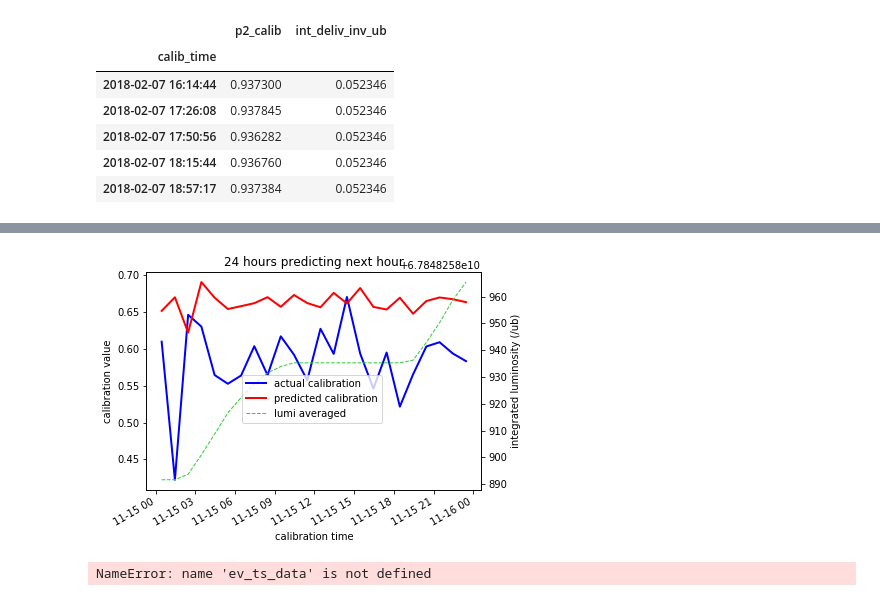
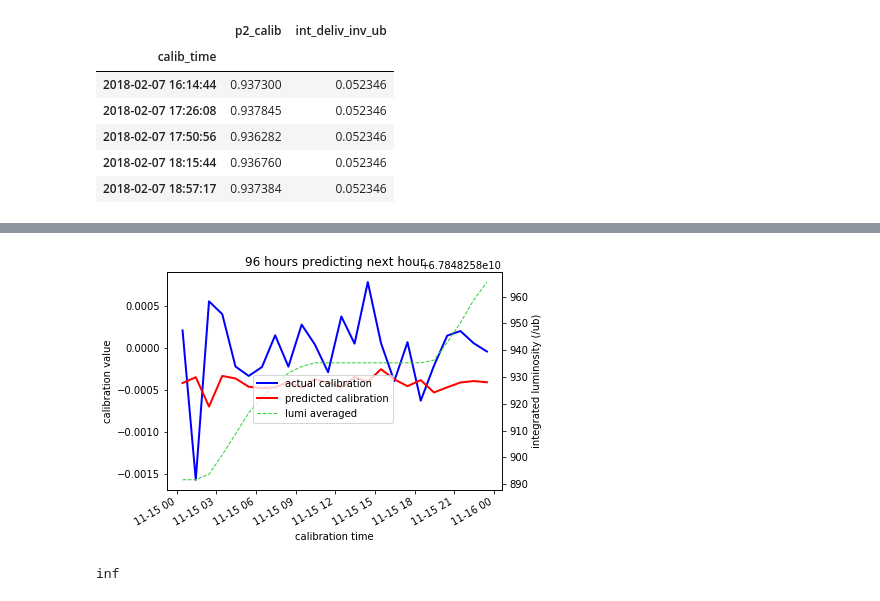
Before and after one commit to UMN-CMS/ECAL_FAIR, a Jupyter notebook: notebooks/pipeline.ipynb, the cells around one changed output, grey strips where cells are left out. Saved outputs shown, nothing was run; the diff lists cells and outputs as text; code cells hidden in the pictures.

```diff
--- a/notebooks/pipeline.ipynb
+++ b/notebooks/pipeline.ipynb
@@ -285,6 +291,6 @@ fig5.show()
 # %%
 #number of lag variables and horizon (these are just some starting choices)
-T = 24 #the past N hours to study
+T = 4*24 #the past N hours to study
 HORIZON = 1 #predict the next N hours
 
 #sample tensor structure
@@ -297,8 +303,13 @@ train_input = TimeSeriesTensor(
     H=HORIZON,
     tensor_structure=tensor_structure,
     freq="H", #hours
-    drop_incomplete=True, #for some reason the data is very sparse
+    drop_incomplete=True,
 )
 
 #validation tensor
 valid_inputs = TimeSeriesTensor(valid, "p2_calib", HORIZON, tensor_structure)
+print(train_input['X'][0])
+print(train_input['target'][0])
+
+print(valid_inputs['X'][0])
+print(valid_inputs['target'][0])
@@ -308,7 +337,7 @@ from tensorflow.keras.callbacks import EarlyStopping
 from tensorflow.keras.layers import GRU, Dense
 from tensorflow.keras.models import Model, Sequential
 # %%
-LATENT_DIM = 5
+LATENT_DIM = 50
 BATCH_SIZE = 32
 EPOCHS = 50
 
@@ -365,9 +409,12 @@ Epoch 16/50
 # %%
 #now we'll test
 data_test_inputs = TimeSeriesTensor(test, "p2_calib", HORIZON, tensor_structure)
+#print(data_test_inputs['X'][0])
+#print(data_test_inputs['target'][0])
 
 predictions = model.predict(data_test_inputs["X"])
-
-ev_data = create_evaluation_df(predictions, data_test_inputs, HORIZON, scaler)
-ev_data.head()
+#print(predictions)
+ev_data = create_evaluation_df(predictions, data_test_inputs, HORIZON, y_scaler)
+#print(ev_data.head())
+test.head()
 # %% [output]
@@ -401,37 +448,37 @@ fig6.show()
 start = '2018-11-15 00:00:00'
 stop = '2018-11-16 00:00:00'
 
-ev_data = ev_data[( (ev_data.timestamp > start) & (ev_data.timestamp < stop) )]
+ev_data_zoom = ev_data[( (ev_data.timestamp > start) & (ev_data.timestamp < stop) )]
 
-ev_lumi = test_lumi_avg[( (test_lumi_avg.index > start) & (test_lumi_avg.index < stop) )]
+ev_lumi_zoom = test_lumi_avg[( (test_lumi_avg.index > start) & (test_lumi_avg.index < stop) )]
 # %%
 #lets plot our results
 fig7, ax10 = plt.subplots()
 
 ax10.set_title('{time:.0f} hours predicting next hour'.format(time=T))
 ax10.set_ylabel('calibration value')
 ax10.set_xlabel('calibration time')
 plt.setp(ax10.get_xticklabels(), rotation=30, horizontalalignment='right')
 
-ax10.plot(ev_data.timestamp, ev_data.actual,
+ax10.plot(ev_data_zoom.timestamp, ev_data_zoom.actual,
          label='actual calibration', color='blue', linewidth=2, linestyle='solid')
 
-ax10.plot(ev_data.timestamp, ev_data.prediction,
+ax10.plot(ev_data_zoom.timestamp, ev_data_zoom.prediction,
          label='predicted calibration', color='red', linewidth=2, linestyle='solid')
 
 #lumi data on alternate y axis
 ax11 = ax10.twinx()
 ax11.set_ylabel('integrated luminosity (/ub)')
 
-ax11.plot(ev_lumi.index, ev_lumi,
+ax11.plot(ev_lumi_zoom.index, ev_lumi_zoom,
          label='lumi averaged', color='limegreen', linewidth=1, linestyle='dashed')
 
 #legend
 fig7.legend(ncol=1, loc='center')
 fig7.show()
 # %% [output]
-[figure, old version]
+[figure, new version]
 # %%
-mape(ev_ts_data["prediction"], ev_ts_data["actual"])
+mape(ev_data["prediction"], ev_data["actual"])
 # %% [output]
-NameError: name 'ev_ts_data' is not defined
+inf
```
Also changed, not shown: parts of 19 cells of this notebook, 1 other file.
